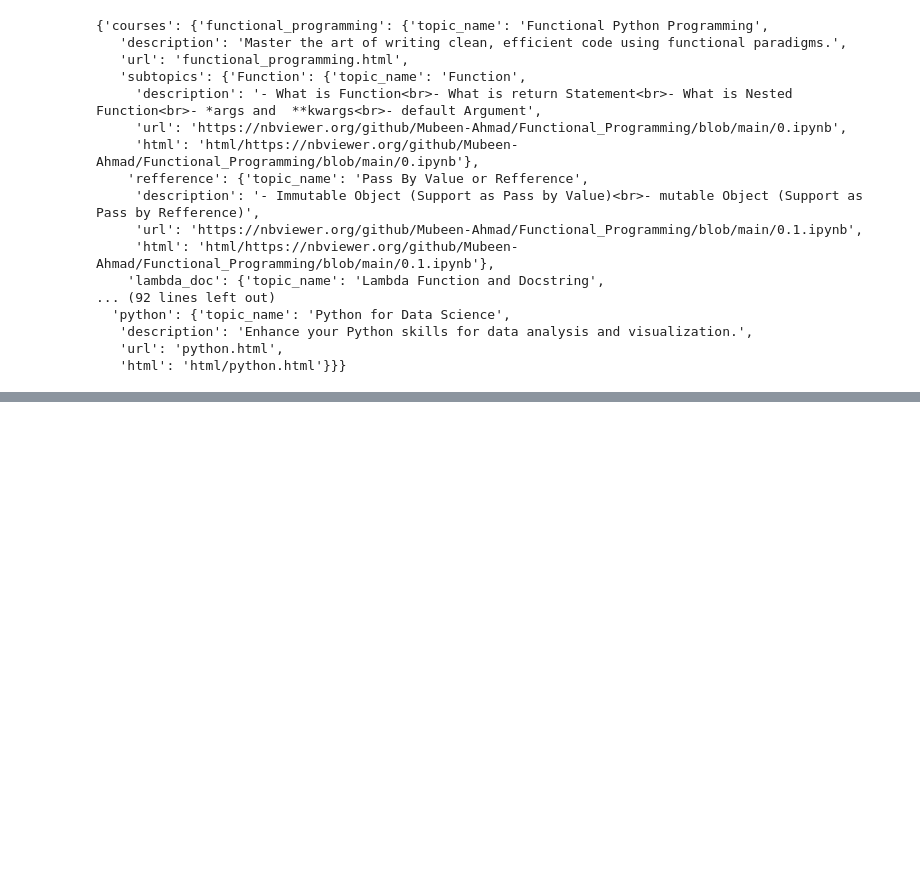
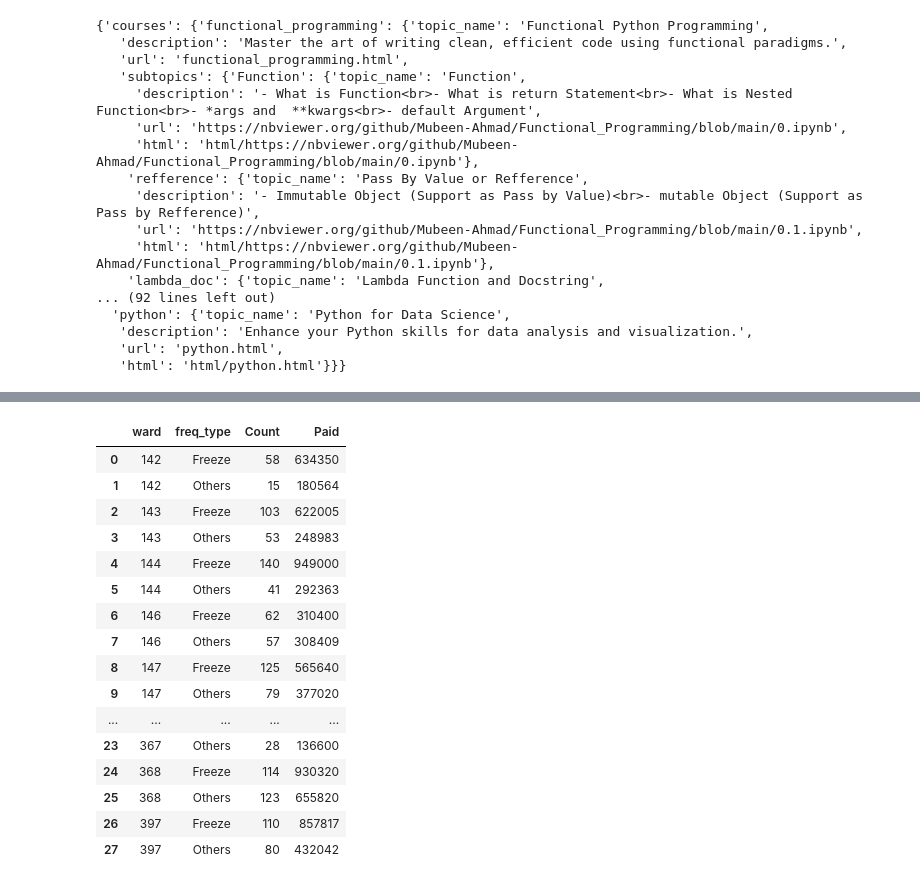
Before and after one commit to Mubeen-Ahmad/DSA, a Jupyter notebook: tmp.ipynb, the cells around one changed output, grey strips where cells are left out. Saved outputs shown, nothing was run; the diff lists cells and outputs as text; code cells hidden in the pictures; blank space fills up the shorter version.

```diff
--- a/tmp.ipynb
+++ b/tmp.ipynb
@@ -70,0 +115,20 @@ with open(file, 'w') as f_out:
+# %%
+df.groupby(by=["ward","freq_type"]).agg(Count=('ward','count'),Paid=("paid","sum")).reset_index()
+# %% [output]
+|  | ward | freq_type | Count | Paid |
+| 0 | 142 | Freeze | 58 | 634350 |
+| 1 | 142 | Others | 15 | 180564 |
+| 2 | 143 | Freeze | 103 | 622005 |
+| 3 | 143 | Others | 53 | 248983 |
+| 4 | 144 | Freeze | 140 | 949000 |
+| 5 | 144 | Others | 41 | 292363 |
+| 6 | 146 | Freeze | 62 | 310400 |
+| 7 | 146 | Others | 57 | 308409 |
+| 8 | 147 | Freeze | 125 | 565640 |
+| 9 | 147 | Others | 79 | 377020 |
+| ... | ... | ... | ... | ... |
+| 23 | 367 | Others | 28 | 136600 |
+| 24 | 368 | Freeze | 114 | 930320 |
+| 25 | 368 | Others | 123 | 655820 |
+| 26 | 397 | Freeze | 110 | 857817 |
+| 27 | 397 | Others | 80 | 432042 |
```
Also changed, not shown: parts of 8 cells of this notebook, 5 other files.
